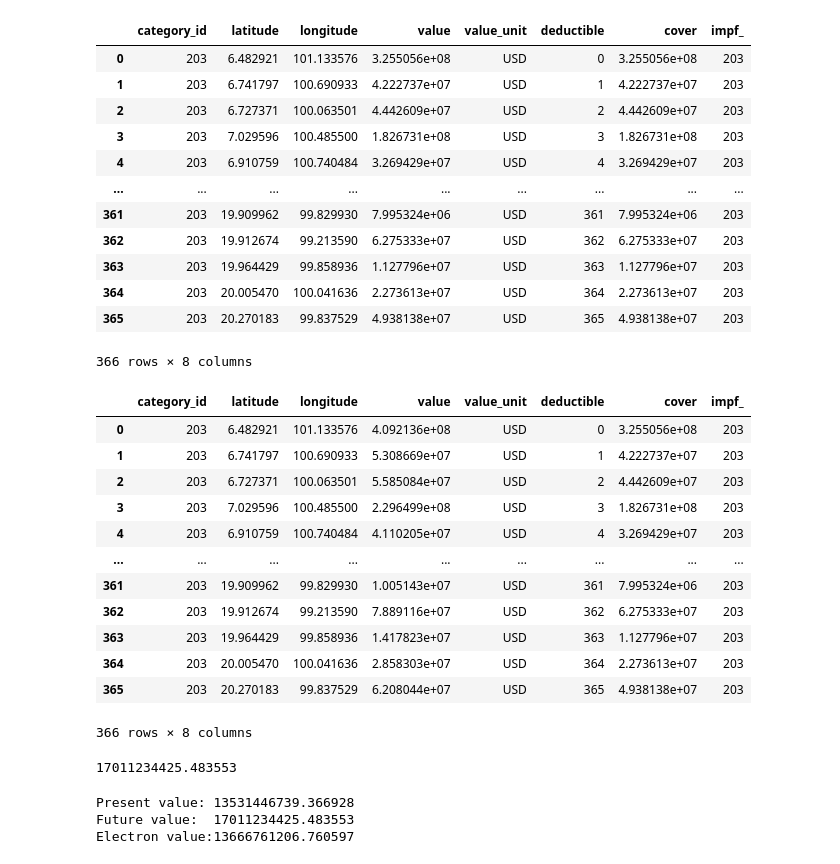
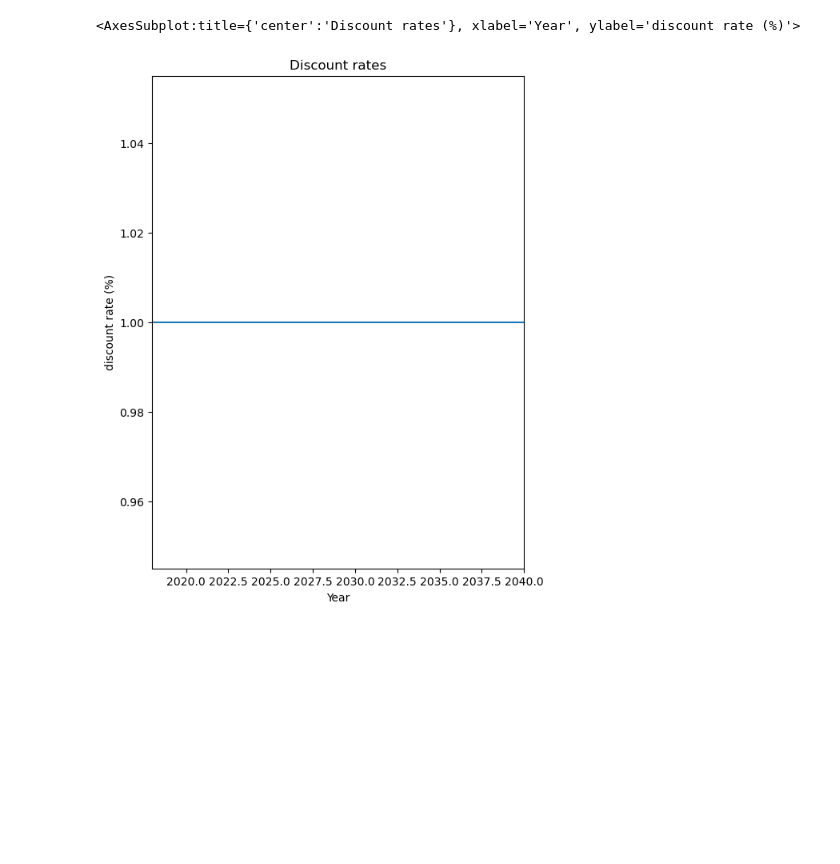
Before and after one commit to gkalomalos/ERA_projects_SWORD, a Jupyter notebook: backend/dev.ipynb, the cells around one changed output. Cells and saved outputs as stored; diff of their text form; code cells hidden in the pictures; blank space fills up the shorter version.

Commit message:
feat/Add disc rate and adaptation calculation. Modify run era scenario process

```diff
--- a/backend/dev.ipynb
+++ b/backend/dev.ipynb
@@ -138,74 +327,14 @@ Net Present Values
 # %%
 # exposureEconomicDict: "tree_crops", "grass_crops", "wet_markets"
-# exposureNonEconomicDict: "farmers", "buddhist_monks", "water_users", "roads"
+# exposureNonEconomicDict: "grass_crops_farmers", "tree_crops_farmers", "buddhist_monks", "water_users", "roads"
 # hazardDict: "flood", "drought", "heatwaves"
 
 # 103	People (tree crops farmers)
 # 104	People (grass crops farmers)
 # 105	People (water)
 
-haz = hazard_handler.get_hazard_from_mat(DATA_HAZARDS_DIR / "hazard_drought_THA_rcp45.mat")
-ent = entity_handler.get_entity_from_xlsx(DATA_ENTITIES_DIR / "entity_TODAY_THA_drought_wet_markets.xlsx")
+haz = hazard_handler.get_hazard_from_hdf5(DATA_HAZARDS_DIR / "flood_THA.hdf5")
+ent = entity_handler.get_entity_from_xlsx(DATA_ENTITIES_DIR / "entity_TODAY_THA_flood_buddhist_monks.xlsx")
 ent_future = entity_handler.get_future_entity(ent, 2040, 1.01)
-# impfset = impact_handler.get_impact_function_set(201)
-# imp = impact_handler.calculate_impact(exp, haz, impfset)
+impfset = impact_handler.get_impact_function_set(101)
+imp = impact_handler.calculate_impact(ent.exposures, haz, impfset)
-# %%
-ent.exposures.gdf
-# %% [output]
-|  | category_id | latitude | longitude | value | value_unit | deductible | cover | impf_ |
-| 0 | 203 | 6.482921 | 101.133576 | 3.255056e+08 | USD | 0 | 3.255056e+08 | 203 |
-| 1 | 203 | 6.741797 | 100.690933 | 4.222737e+07 | USD | 1 | 4.222737e+07 | 203 |
-| 2 | 203 | 6.727371 | 100.063501 | 4.442609e+07 | USD | 2 | 4.442609e+07 | 203 |
-| 3 | 203 | 7.029596 | 100.485500 | 1.826731e+08 | USD | 3 | 1.826731e+08 | 203 |
-| 4 | 203 | 6.910759 | 100.740484 | 3.269429e+07 | USD | 4 | 3.269429e+07 | 203 |
-| ... | ... | ... | ... | ... | ... | ... | ... | ... |
-| 361 | 203 | 19.909962 | 99.829930 | 7.995324e+06 | USD | 361 | 7.995324e+06 | 203 |
-| 362 | 203 | 19.912674 | 99.213590 | 6.275333e+07 | USD | 362 | 6.275333e+07 | 203 |
-| 363 | 203 | 19.964429 | 99.858936 | 1.127796e+07 | USD | 363 | 1.127796e+07 | 203 |
-| 364 | 203 | 20.005470 | 100.041636 | 2.273613e+07 | USD | 364 | 2.273613e+07 | 203 |
-| 365 | 203 | 20.270183 | 99.837529 | 4.938138e+07 | USD | 365 | 4.938138e+07 | 203 |
-366 rows × 8 columns
-# %%
-ent_future.exposures.gdf
-# %% [output]
-|  | category_id | latitude | longitude | value | value_unit | deductible | cover | impf_ |
-| 0 | 203 | 6.482921 | 101.133576 | 4.092136e+08 | USD | 0 | 3.255056e+08 | 203 |
-| 1 | 203 | 6.741797 | 100.690933 | 5.308669e+07 | USD | 1 | 4.222737e+07 | 203 |
-| 2 | 203 | 6.727371 | 100.063501 | 5.585084e+07 | USD | 2 | 4.442609e+07 | 203 |
-| 3 | 203 | 7.029596 | 100.485500 | 2.296499e+08 | USD | 3 | 1.826731e+08 | 203 |
-| 4 | 203 | 6.910759 | 100.740484 | 4.110205e+07 | USD | 4 | 3.269429e+07 | 203 |
-| ... | ... | ... | ... | ... | ... | ... | ... | ... |
-| 361 | 203 | 19.909962 | 99.829930 | 1.005143e+07 | USD | 361 | 7.995324e+06 | 203 |
-| 362 | 203 | 19.912674 | 99.213590 | 7.889116e+07 | USD | 362 | 6.275333e+07 | 203 |
-| 363 | 203 | 19.964429 | 99.858936 | 1.417823e+07 | USD | 363 | 1.127796e+07 | 203 |
-| 364 | 203 | 20.005470 | 100.041636 | 2.858303e+07 | USD | 364 | 2.273613e+07 | 203 |
-| 365 | 203 | 20.270183 | 99.837529 | 6.208044e+07 | USD | 365 | 4.938138e+07 | 203 |
-366 rows × 8 columns
-# %%
-def get_future_entity(entity: Entity, future_year: int, aag: float) -> Entity:
-    try:
-        present_year = entity.exposures.ref_year
-        entity_future = deepcopy(entity)
-        entity_future.exposures.ref_year = future_year
-        number_of_years = future_year - present_year + 1
-        growth = aag**number_of_years
-        entity_future.exposures.gdf["value"] = entity_future.exposures.gdf["value"] * growth
-        return entity_future
-    except Exception as e:
-        logger.log("error", f"Failed to generate future entity: {e}")
-        return None
-
-ent_fut = get_future_entity(ent, 2040, 1.01)
-ent_fut.exposures.gdf.value.sum()
-# %% [output]
-17011234425.483553
-# %%
-print(f"Present value: {ent.exposures.gdf.value.sum()}")        #13531446739.366928
-print(f"Future value:  {ent_future.exposures.gdf.value.sum()}") #17011234425.483553
-
-# Electron
-print(f"Electron value:{13666761206.760597}")
-# %% [output]
-Present value: 13531446739.366928
-Future value:  17011234425.483553
-Electron value:13666761206.760597
@@ -467,0 +341,10 @@ impact_fun_id	intensity	mdd	paa	mdr	peril_ID	Intensity_unit	name
+# %%
+year_range = np.arange(ent.exposures.ref_year, ent_future.exposures.ref_year + 1)
+n_years = ent_future.exposures.ref_year - ent.exposures.ref_year + 1
+annual_discount = np.ones(n_years) * 0.01
+discount_rates = DiscRates(year_range, annual_discount)
+discount_rates.check()
+discount_rates.plot()
+# %% [output]
+<AxesSubplot:title={'center':'Discount rates'}, xlabel='Year', ylabel='discount rate (%)'>
+[figure, added]
```
Also changed, not shown: parts of 12 cells of this notebook, 4 other files.
